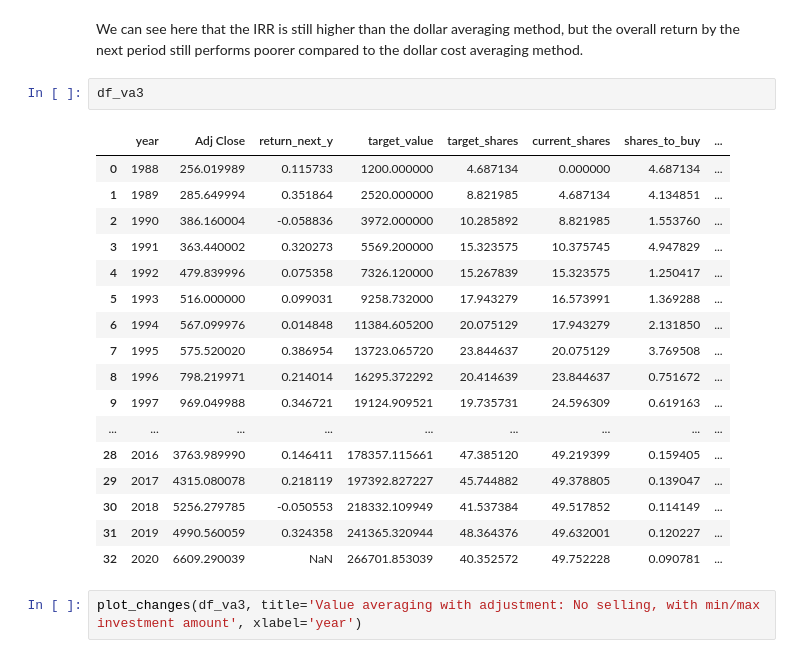
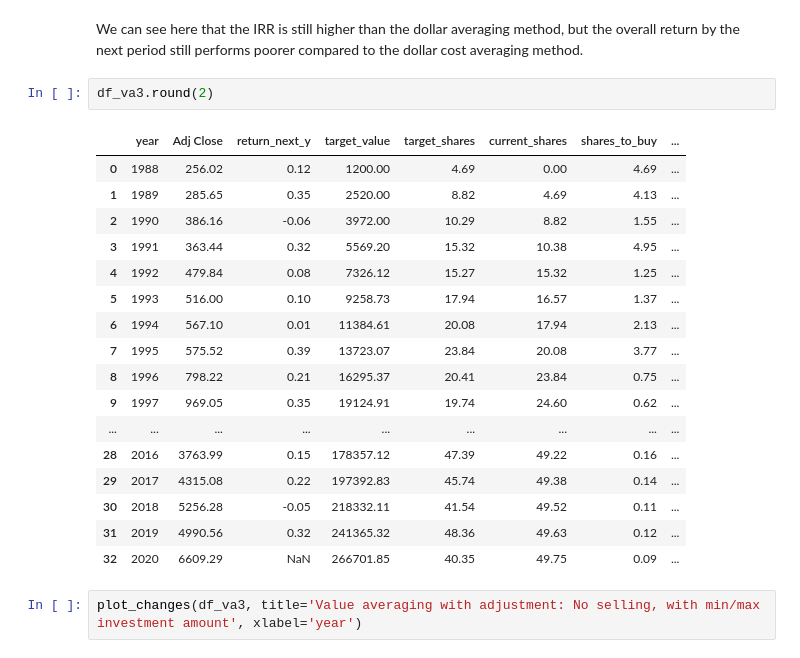
Before and after one commit to RuoyunLin/code_snippets, a Jupyter notebook: finance/BP3_introducing_value_averaging.ipynb, the cells around one changed output. Drawn from its saved outputs; the diff is of its cells as text.

```diff
--- a/finance/BP3_introducing_value_averaging.ipynb
+++ b/finance/BP3_introducing_value_averaging.ipynb
@@ -409,25 +396,25 @@ The compound annual growth rate (CAGR) is 5.6% per period
 # %% [markdown]
 We can see here that the IRR is still higher than the dollar averaging method, but the overall return by the next period still performs poorer compared to the dollar cost averaging method.
 # %%
-df_va3
+df_va3.round(2)
 # %% [output]
 |  | year | Adj Close | return_next_y | target_value | target_shares | current_shares | shares_to_buy | ... |
-| 0 | 1988 | 256.019989 | 0.115733 | 1200.000000 | 4.687134 | 0.000000 | 4.687134 | ... |
-| 1 | 1989 | 285.649994 | 0.351864 | 2520.000000 | 8.821985 | 4.687134 | 4.134851 | ... |
-| 2 | 1990 | 386.160004 | -0.058836 | 3972.000000 | 10.285892 | 8.821985 | 1.553760 | ... |
-| 3 | 1991 | 363.440002 | 0.320273 | 5569.200000 | 15.323575 | 10.375745 | 4.947829 | ... |
-| 4 | 1992 | 479.839996 | 0.075358 | 7326.120000 | 15.267839 | 15.323575 | 1.250417 | ... |
-| 5 | 1993 | 516.000000 | 0.099031 | 9258.732000 | 17.943279 | 16.573991 | 1.369288 | ... |
-| 6 | 1994 | 567.099976 | 0.014848 | 11384.605200 | 20.075129 | 17.943279 | 2.131850 | ... |
-| 7 | 1995 | 575.520020 | 0.386954 | 13723.065720 | 23.844637 | 20.075129 | 3.769508 | ... |
-| 8 | 1996 | 798.219971 | 0.214014 | 16295.372292 | 20.414639 | 23.844637 | 0.751672 | ... |
-| 9 | 1997 | 969.049988 | 0.346721 | 19124.909521 | 19.735731 | 24.596309 | 0.619163 | ... |
+| 0 | 1988 | 256.02 | 0.12 | 1200.00 | 4.69 | 0.00 | 4.69 | ... |
+| 1 | 1989 | 285.65 | 0.35 | 2520.00 | 8.82 | 4.69 | 4.13 | ... |
+| 2 | 1990 | 386.16 | -0.06 | 3972.00 | 10.29 | 8.82 | 1.55 | ... |
+| 3 | 1991 | 363.44 | 0.32 | 5569.20 | 15.32 | 10.38 | 4.95 | ... |
+| 4 | 1992 | 479.84 | 0.08 | 7326.12 | 15.27 | 15.32 | 1.25 | ... |
+| 5 | 1993 | 516.00 | 0.10 | 9258.73 | 17.94 | 16.57 | 1.37 | ... |
+| 6 | 1994 | 567.10 | 0.01 | 11384.61 | 20.08 | 17.94 | 2.13 | ... |
+| 7 | 1995 | 575.52 | 0.39 | 13723.07 | 23.84 | 20.08 | 3.77 | ... |
+| 8 | 1996 | 798.22 | 0.21 | 16295.37 | 20.41 | 23.84 | 0.75 | ... |
+| 9 | 1997 | 969.05 | 0.35 | 19124.91 | 19.74 | 24.60 | 0.62 | ... |
 | ... | ... | ... | ... | ... | ... | ... | ... | ... |
-| 28 | 2016 | 3763.989990 | 0.146411 | 178357.115661 | 47.385120 | 49.219399 | 0.159405 | ... |
-| 29 | 2017 | 4315.080078 | 0.218119 | 197392.827227 | 45.744882 | 49.378805 | 0.139047 | ... |
-| 30 | 2018 | 5256.279785 | -0.050553 | 218332.109949 | 41.537384 | 49.517852 | 0.114149 | ... |
-| 31 | 2019 | 4990.560059 | 0.324358 | 241365.320944 | 48.364376 | 49.632001 | 0.120227 | ... |
-| 32 | 2020 | 6609.290039 | NaN | 266701.853039 | 40.352572 | 49.752228 | 0.090781 | ... |
+| 28 | 2016 | 3763.99 | 0.15 | 178357.12 | 47.39 | 49.22 | 0.16 | ... |
+| 29 | 2017 | 4315.08 | 0.22 | 197392.83 | 45.74 | 49.38 | 0.14 | ... |
+| 30 | 2018 | 5256.28 | -0.05 | 218332.11 | 41.54 | 49.52 | 0.11 | ... |
+| 31 | 2019 | 4990.56 | 0.32 | 241365.32 | 48.36 | 49.63 | 0.12 | ... |
+| 32 | 2020 | 6609.29 | NaN | 266701.85 | 40.35 | 49.75 | 0.09 | ... |
 # %%
 plot_changes(df_va3, title='Value averaging with adjustment: No selling, with min/max investment amount', xlabel='year')
 # %% [output]
```
Also changed, not shown: parts of 11 cells of this notebook, 2 other files.
